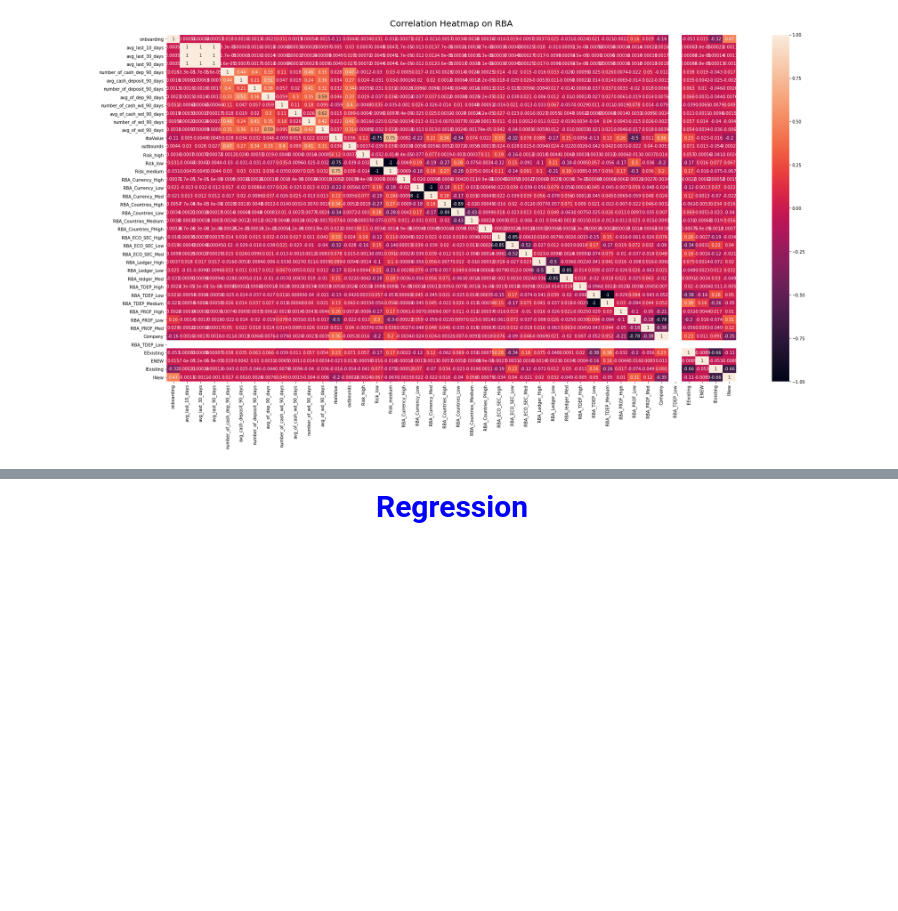
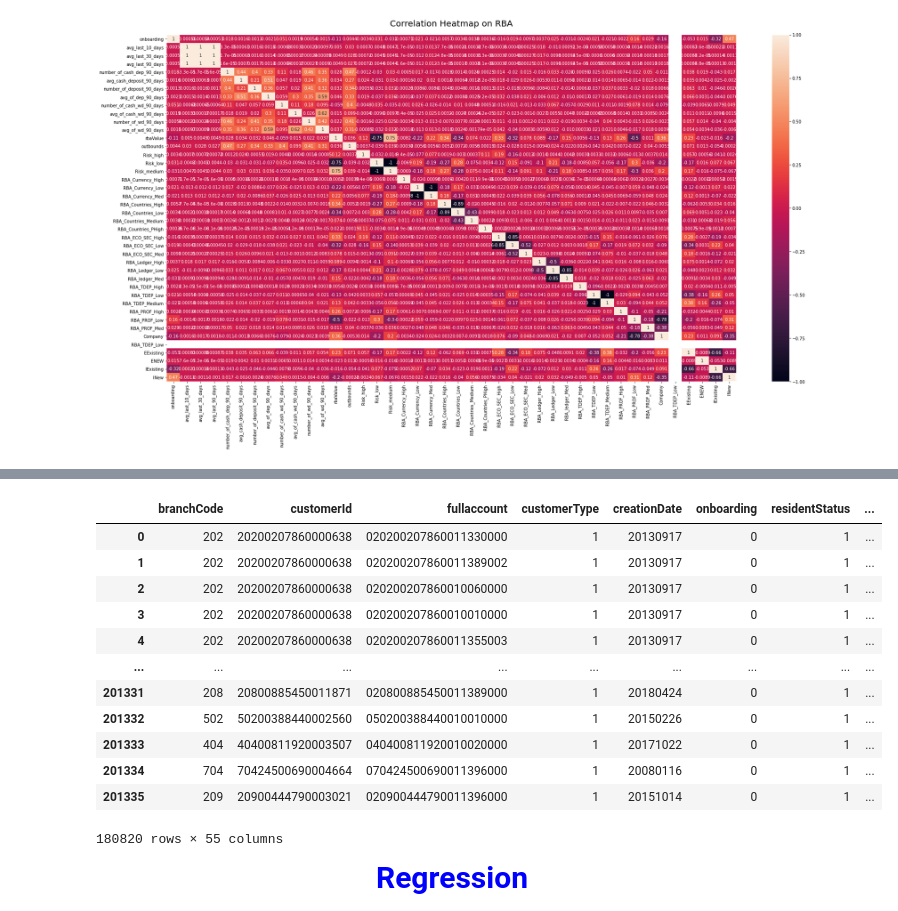
Before and after one commit to Pierre-mulliez1/cleaning_Python, a Jupyter notebook: Data_cleaning_bck5.ipynb, the cells around one changed output, grey strips where cells are left out. Drawn from its saved outputs; the diff is of its cells as text; code cells hidden in the pictures; blank space fills up the shorter version.

```diff
--- a/Data_cleaning_bck5.ipynb
+++ b/Data_cleaning_bck5.ipynb
@@ -1133,3 +1174,19 @@ df1 = df1.drop(['avg_last_10_days','avg_last_30_days','number_of_wd_90_days','nu
+# %%
+df4
+# %% [output]
+|  | branchCode | customerId | fullaccount | customerType | creationDate | onboarding | residentStatus | ... |
+| 0 | 202 | 20200207860000638 | 020200207860011330000 | 1 | 20130917 | 0 | 1 | ... |
+| 1 | 202 | 20200207860000638 | 020200207860011389002 | 1 | 20130917 | 0 | 1 | ... |
+| 2 | 202 | 20200207860000638 | 020200207860010060000 | 1 | 20130917 | 0 | 1 | ... |
+| 3 | 202 | 20200207860000638 | 020200207860010010000 | 1 | 20130917 | 0 | 1 | ... |
+| 4 | 202 | 20200207860000638 | 020200207860011355003 | 1 | 20130917 | 0 | 1 | ... |
+| ... | ... | ... | ... | ... | ... | ... | ... | ... |
+| 201331 | 208 | 20800885450011871 | 020800885450011389000 | 1 | 20180424 | 0 | 1 | ... |
+| 201332 | 502 | 50200388440002560 | 050200388440010010000 | 1 | 20150226 | 0 | 1 | ... |
+| 201333 | 404 | 40400811920003507 | 040400811920010020000 | 1 | 20171022 | 0 | 1 | ... |
+| 201334 | 704 | 70424500690004664 | 070424500690011396000 | 1 | 20080116 | 0 | 1 | ... |
+| 201335 | 209 | 20900444790003021 | 020900444790011396000 | 1 | 20151014 | 0 | 1 | ... |
+180820 rows × 55 columns
 # %% [markdown]
   <div style="color:blue;  font-size: 30px; text-align:center;  font-weight: bold;">  Regression</div>
 # %% [markdown]
```
Also changed, not shown: parts of 33 cells of this notebook.
